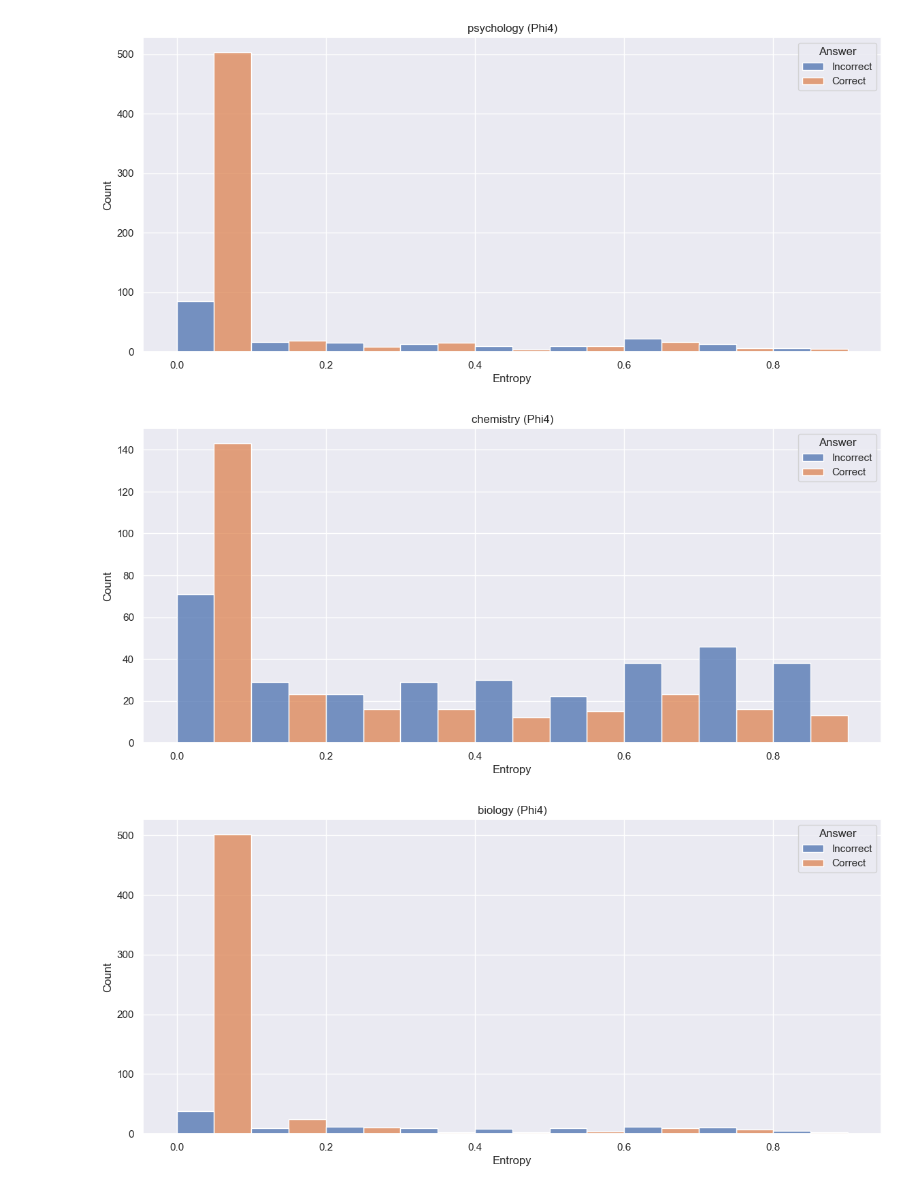
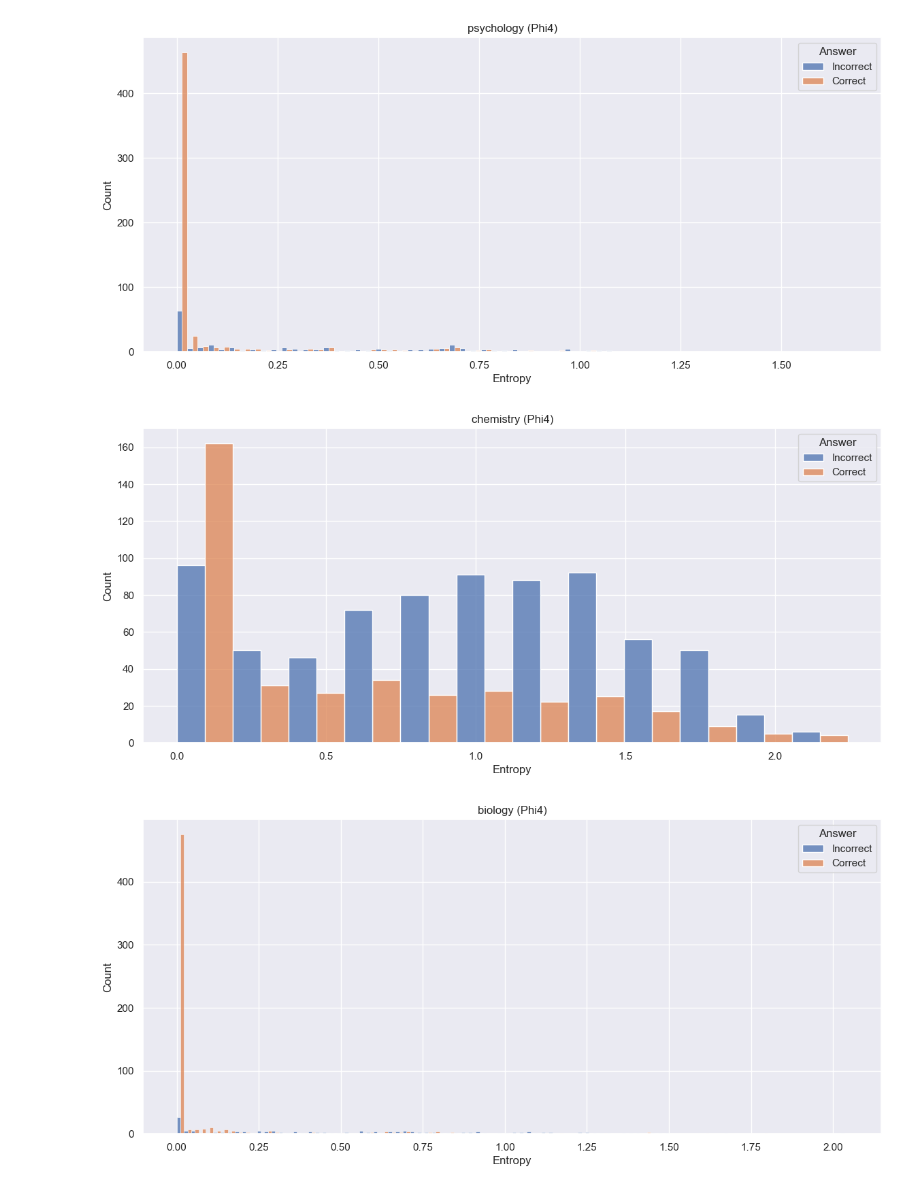
Before and after one commit to aigoncharov/complexity-aware-fine-tuning, a Jupyter notebook: src/analysis/single_token_entropy/phi4_mmlu_entropy_single_token.ipynb, the cells around one changed output. Cells and saved outputs as stored; diff of their text form; code cells hidden in the pictures.

```diff
--- a/src/analysis/single_token_entropy/phi4_mmlu_entropy_single_token.ipynb
+++ b/src/analysis/single_token_entropy/phi4_mmlu_entropy_single_token.ipynb
@@ -8,5 +8,6 @@ mmlu_entropy_df = pd.read_csv(
     "../../../data/out/single_token_entropy/mmlu_phi4_single_token.tsv",
     sep="\t",
     header=0,
+    dtype={"entropy_ans_phi3": "str"},
 )
 # %%
@@ -26,0 +38,5 @@ Name: entropy_ans_phi3, Length: 12032, dtype: float64
+# %%
+from reasoning_fine_tune.utils.validation import keep_only_valid_and_known_answers
+
+mmlu_entropy_df = keep_only_valid_and_known_answers(mmlu_entropy_df, "entropy_ans_phi3")
+mmlu_entropy_df.value_counts("entropy_ans_phi3", dropna=False)
@@ -34,5 +65,7 @@ visualize_entropy_all(mmlu_entropy_df, "entropy_value_phi3", "entropy_ans_correc
 # %%
 from reasoning_fine_tune.analysis.visualize_entropy_by_category import visualize_entropy_by_category
 
-visualize_entropy_by_category(mmlu_entropy_df, "category", "entropy_value_phi3", "entropy_ans_correct_phi3", model_name="Phi4")
+visualize_entropy_by_category(
+    mmlu_entropy_df, "category", "entropy_value_phi3", "entropy_ans_correct_phi3", model_name="Phi4"
+)
 # %% [output]
@@ -41,3 +74,3 @@ visualize_entropy_by_category(mmlu_entropy_df, "category", "entropy_value_phi3",
-[figure, old version]
+[figure, new version]
-[figure, old version]
+[figure, new version]
-[figure, old version]
+[figure, new version]
```
Also changed, not shown: parts of 5 cells of this notebook, 9 other files.
